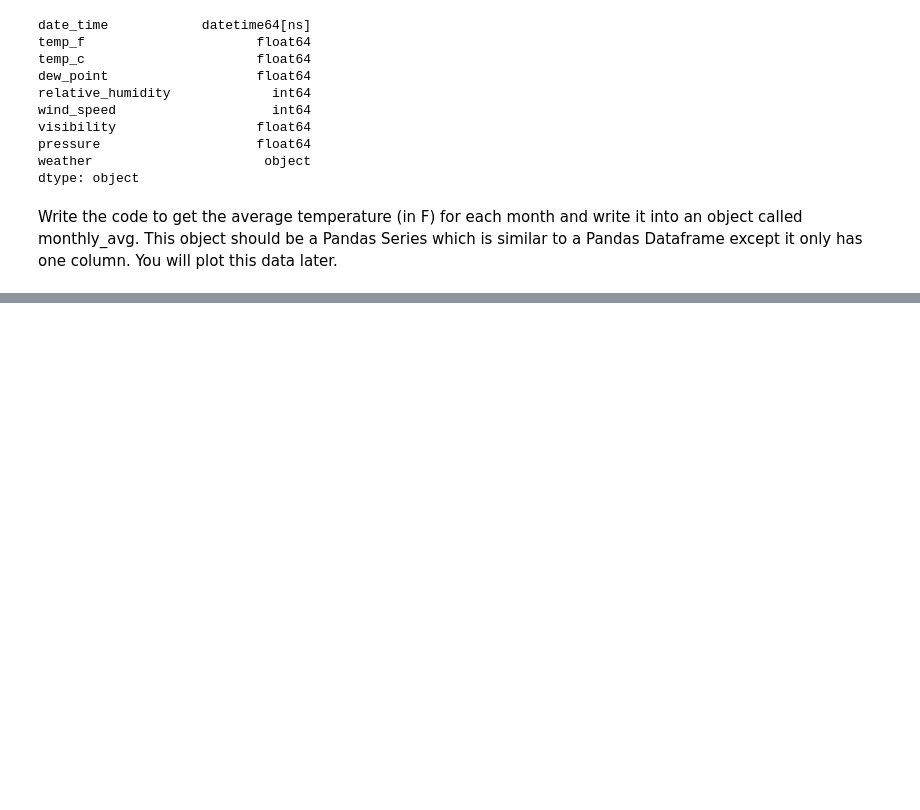
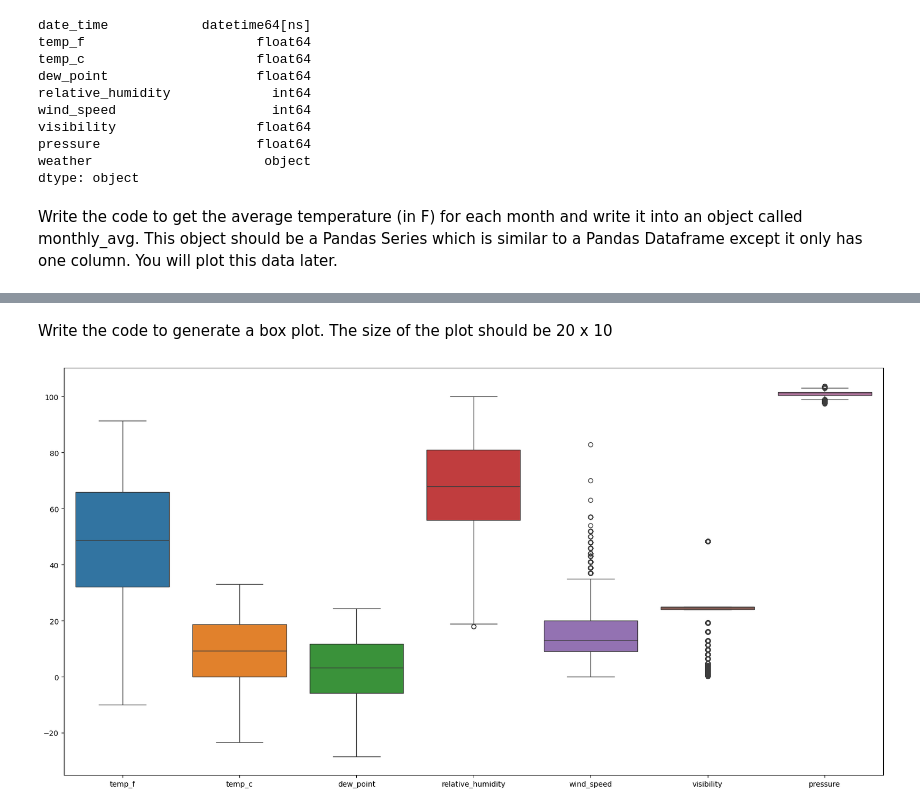
Before and after one commit to ltc870/MLA1_LTC, a Jupyter notebook: MLA1_LTC.ipynb, the cells around one changed output, grey strips where cells are left out. Cells and saved outputs as stored; diff of their text form; code cells hidden in the pictures; blank space fills up the shorter version.

```diff
--- a/MLA1_LTC.ipynb
+++ b/MLA1_LTC.ipynb
@@ -215,0 +232,9 @@ True
+# %% [markdown]
+Write the code to generate a box plot. The size of the plot should be 20 x 10
+# %%
+# write the code to generate a 20 x 10 box plot
+plt.figure(figsize=(20,10))
+sns.boxplot(data=df)
+plt.show()
+# %% [output]
+[figure, added]
```
Also changed, not shown: parts of 8 cells of this notebook.
